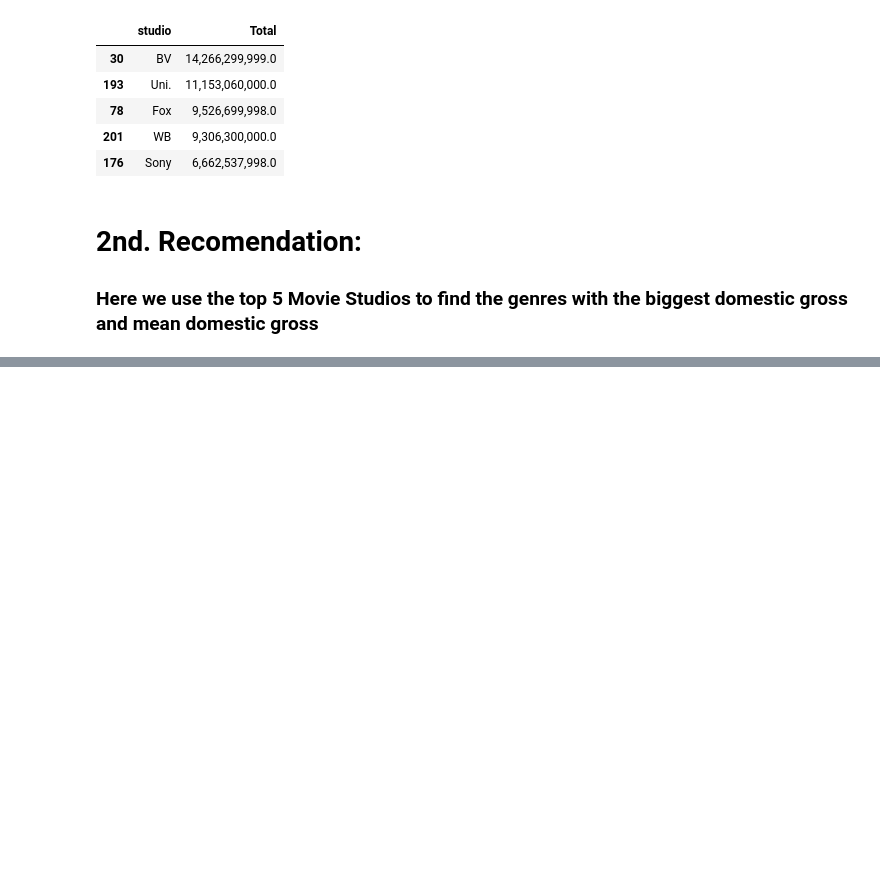
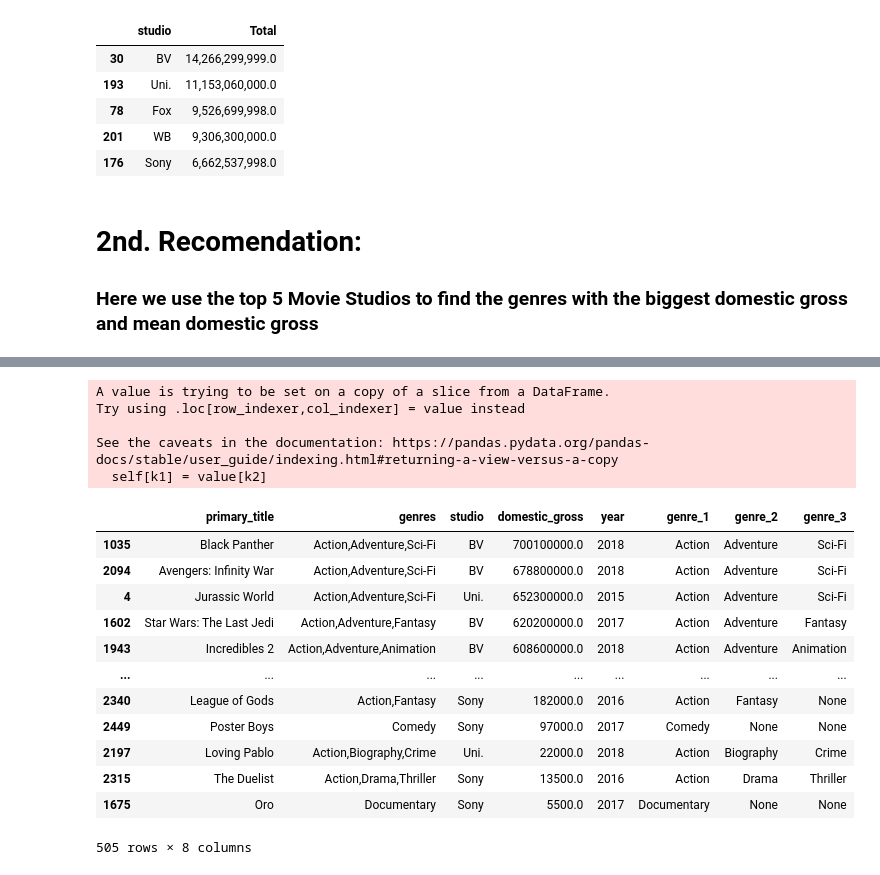
Before and after one commit to ChrisFreyre/dsc-phase-1-project, a Jupyter notebook: student.ipynb, the cells around one changed output, grey strips where cells are left out. Cells and saved outputs as stored; diff of their text form; code cells hidden in the pictures; blank space fills up the shorter version.

```diff
--- a/student.ipynb
+++ b/student.ipynb
@@ -490,0 +491,5 @@ imdb.title.basics.csv.gz
+# %%
+#IMPORTING MAIN DATA FRAME
+
+microsoft_data2 = pd.read_csv("/Users/christopherfreyre/Documents/Academy Xi/Microsoft_project/dsc-phase-1-project/Microsoft_data.csv")
+microsoft_data2
@@ -490,0 +536,5 @@ imdb.title.basics.csv.gz
+# %%
+#REDUCTION OF COLUMNS NO NEEDED IN DATAFRAME FOR TOP 5 MOVIE STUDIOS
+data_genres = microsoft_data2.loc[:, ['primary_title', 'genres', 'studio', 'domestic_gross', 'year'
+                      ]].sort_values('domestic_gross', ascending = False)
+data_genres
@@ -490,0 +566,5 @@ imdb.title.basics.csv.gz
+# %%
+# DROP NA FROM DOMESTIC GROSS
+
+data_genres.dropna(subset=['domestic_gross'], inplace = True)
+data_genres
@@ -490,0 +585,5 @@ imdb.title.basics.csv.gz
+# %%
+#TOP 5 STUDIOS WITH ALL THEIR MOVIES
+
+top_studios_genre = data_genres[data_genres['studio'].isin (['BV', 'Uni.', 'Fox', 'WB', 'Sony'])]
+top_studios_genre
@@ -490,0 +604,24 @@ imdb.title.basics.csv.gz
+# %%
+#SPLITING GENRES INTO NEW COLUMNS
+
+top_studios_genre[['genre_1', 'genre_2', 'genre_3']] = top_studios_genre['genres'].str.split(',' ,expand=True)
+top_studios_genre
+# %% [output]
+A value is trying to be set on a copy of a slice from a DataFrame.
+Try using .loc[row_indexer,col_indexer] = value instead
+
+See the caveats in the documentation: https://pandas.pydata.org/pandas-docs/stable/user_guide/indexing.html#returning-a-view-versus-a-copy
+  self[k1] = value[k2]
+|  | primary_title | genres | studio | domestic_gross | year | genre_1 | genre_2 | genre_3 |
+| 1035 | Black Panther | Action,Adventure,Sci-Fi | BV | 700100000.0 | 2018 | Action | Adventure | Sci-Fi |
+| 2094 | Avengers: Infinity War | Action,Adventure,Sci-Fi | BV | 678800000.0 | 2018 | Action | Adventure | Sci-Fi |
+| 4 | Jurassic World | Action,Adventure,Sci-Fi | Uni. | 652300000.0 | 2015 | Action | Adventure | Sci-Fi |
+| 1602 | Star Wars: The Last Jedi | Action,Adventure,Fantasy | BV | 620200000.0 | 2017 | Action | Adventure | Fantasy |
+| 1943 | Incredibles 2 | Action,Adventure,Animation | BV | 608600000.0 | 2018 | Action | Adventure | Animation |
+| ... | ... | ... | ... | ... | ... | ... | ... | ... |
+| 2340 | League of Gods | Action,Fantasy | Sony | 182000.0 | 2016 | Action | Fantasy | None |
+| 2449 | Poster Boys | Comedy | Sony | 97000.0 | 2017 | Comedy | None | None |
+| 2197 | Loving Pablo | Action,Biography,Crime | Uni. | 22000.0 | 2018 | Action | Biography | Crime |
+| 2315 | The Duelist | Action,Drama,Thriller | Sony | 13500.0 | 2016 | Action | Drama | Thriller |
+| 1675 | Oro | Documentary | Sony | 5500.0 | 2017 | Documentary | None | None |
+505 rows × 8 columns
```
Also changed, not shown: parts of 35 cells of this notebook, 2 other files.
